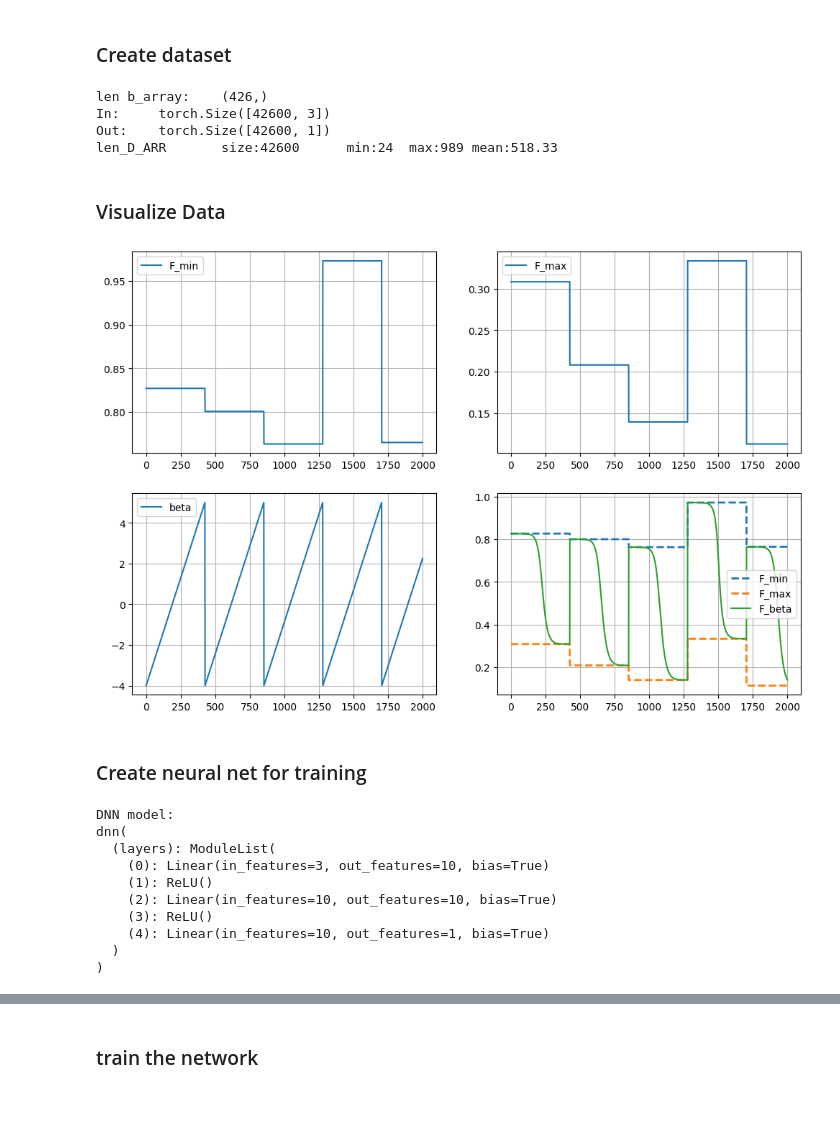
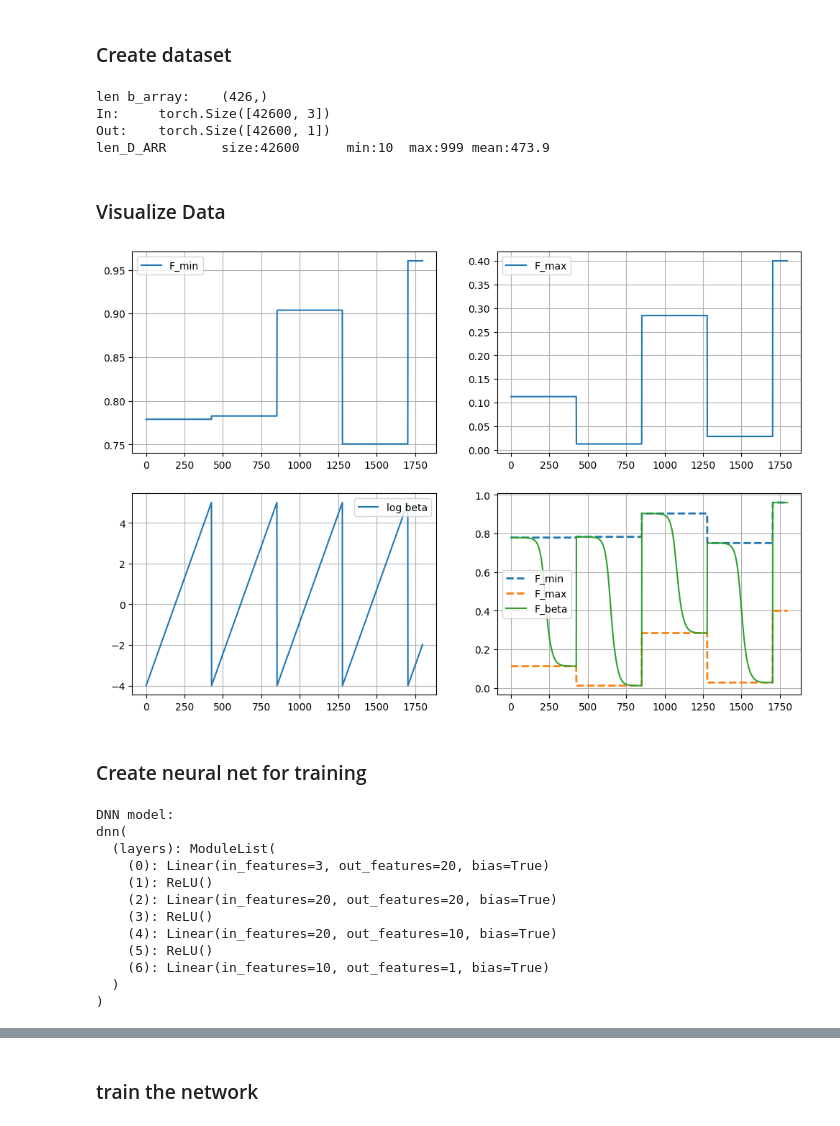
Before and after one commit to salar96/LearningFLPO, a Jupyter notebook: learn_LSE.ipynb, the cells around one changed output, grey strips where cells are left out. Drawn from its saved outputs; the diff is of its cells as text; code cells hidden in the pictures.

```diff
--- a/learn_LSE.ipynb
+++ b/learn_LSE.ipynb
@@ -226,7 +225,7 @@ print(f'len b_array:\t{b_array.shape}')
 # torch input and output arrays
 n_curves = 100
 len_Darray_range = [10,1000]
-D_min_range = [0.0, 0.4] # minimum value of D_array is picked at random from this range
+D_min_range = [0.0, 0.5] # minimum value of D_array is picked at random from this range
 D_max_range = [1.0, 1.0] # maximum value of D_array is picked at random from the range dmin + D_max_range
 D_max_scale = np.max(np.array(D_min_range) + np.array(D_max_range))
 IO_scale = 1
@@ -237,42 +236,42 @@ print(f'In:\t{In.size()}\nOut:\t{Out.size()}\nlen_D_ARR\tsize:{len(len_D_ARR)}\t
 len b_array:    (426,)
 In:     torch.Size([42600, 3])
 Out:    torch.Size([42600, 1])
-len_D_ARR       size:42600      min:24  max:989 mean:518.33
+len_D_ARR       size:42600      min:10  max:999 mean:473.9
 # %% [markdown]
 ### Visualize Data
 # %%
 
 def visualizeData(In, Out, n_end):
 
     plt.figure(figsize=(12,8))
 
     plt.subplot(2,2,1)
     plt.plot(In[:n_end,0], label='F_min')
     plt.legend()
     plt.grid()
 
     plt.subplot(2,2,2)
     plt.plot(In[:n_end,1], label='F_max')
     plt.legend()
     plt.grid()
 
     plt.subplot(2,2,3)
-    plt.plot(In[:n_end,2], label='beta')
+    plt.plot(In[:n_end,2], label='log beta')
     plt.legend()
     plt.grid()
 
     plt.subplot(2,2,4)
     plt.plot(In[:n_end,0], label='F_min', linestyle='dashed', linewidth=2)
     plt.plot(In[:n_end,1], label='F_max', linestyle='dashed', linewidth=2)
     plt.plot(Out[:n_end], label='F_beta')
     plt.legend()
     plt.grid()
 
     plt.show()
 
-visualizeData(In, Out, n_end=2000)
+visualizeData(In, Out, n_end=1800)
 # %% [output]
-[figure, old version]
+[figure, new version]
 # %% [markdown]
 
 ### Create neural net for training
@@ -282,13 +281,13 @@ importlib.reload(LSE_net)
 # create DNN
 n_inputs = In.size()[1]
 n_outputs = Out.size()[1]
-layers = [10, 10]
+layers = [20,20,10]
 NN_logSum = LSE_net.dnn(n_inputs, n_outputs, layers)
 print(f'DNN model:\n{NN_logSum}')
 
 # create training, and testing dataset
 n_samples = In.size()[0]
-frac_train = 0.7
+frac_train = 0.9
 n_train = int(frac_train * n_samples)
 indices = torch.arange(n_samples)
 train_indices = indices[:n_train]
@@ -301,11 +300,13 @@ Out_test = Out[test_indices]
 DNN model:
 dnn(
   (layers): ModuleList(
-    (0): Linear(in_features=3, out_features=10, bias=True)
+    (0): Linear(in_features=3, out_features=20, bias=True)
     (1): ReLU()
-    (2): Linear(in_features=10, out_features=10, bias=True)
+    (2): Linear(in_features=20, out_features=20, bias=True)
     (3): ReLU()
-    (4): Linear(in_features=10, out_features=1, bias=True)
+    (4): Linear(in_features=20, out_features=10, bias=True)
+    (5): ReLU()
+    (6): Linear(in_features=10, out_features=1, bias=True)
   )
 )
 # %%
```
Also changed, not shown: parts of 10 cells of this notebook, 5 other files.
